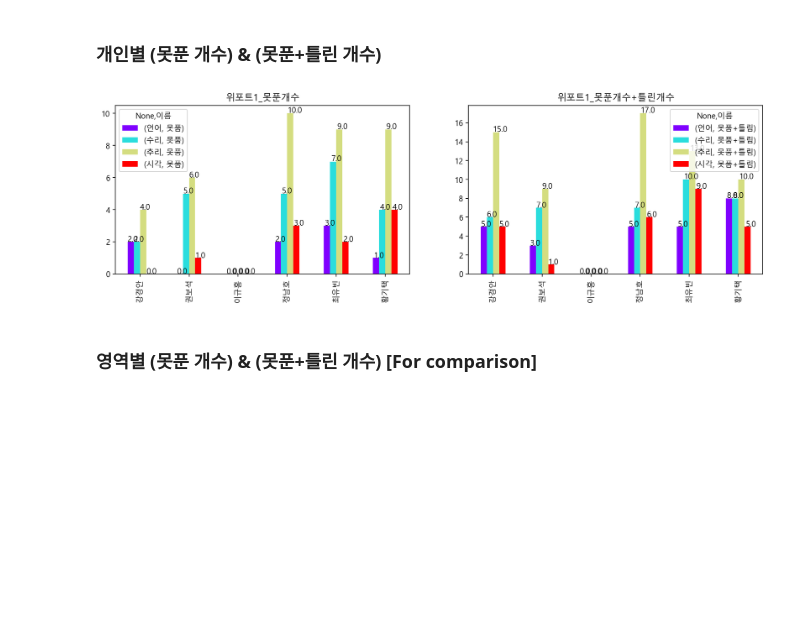
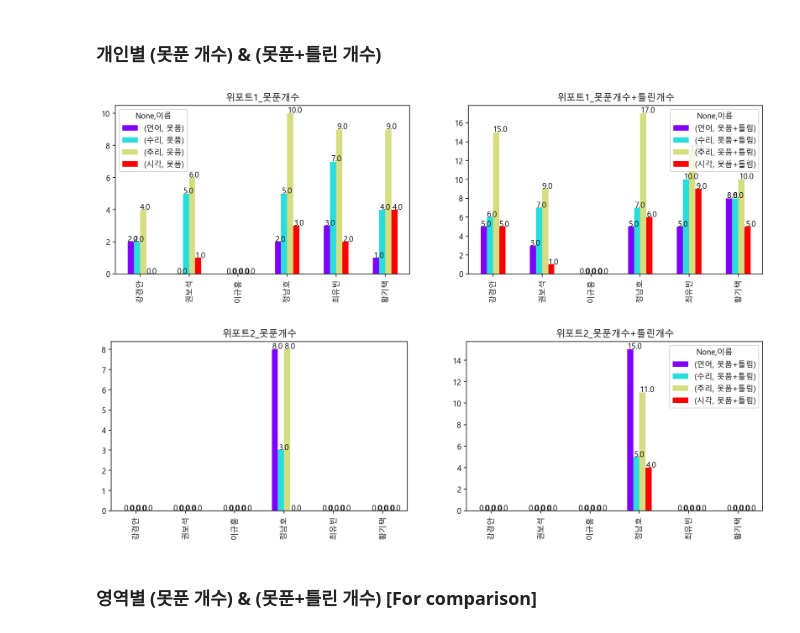
Before and after one commit to jeongnamho/gsat, a Jupyter notebook: weeport_final.ipynb, the cells around one changed output. Cells and saved outputs as stored; diff of their text form; code cells hidden in the pictures; blank space fills up the shorter version.

```diff
--- a/weeport_final.ipynb
+++ b/weeport_final.ipynb
@@ -55,14 +55,14 @@ weport1.style.background_gradient(cmap='summer_r')
 # print(weport1)
 # print(weport1)
 
-# weport2 = df.loc[(df["Unnamed: 1_level_0", "교재"] == "위포트_파이널") & (df["Unnamed: 2_level_0", "회차"] ==2)]
-# weport2.style.background_gradient(cmap='summer_r')
+weport2 = df.loc[(df["Unnamed: 1_level_0", "교재"] == "위포트_파이널") & (df["Unnamed: 2_level_0", "회차"] ==2)]
+weport2.style.background_gradient(cmap='summer_r')
 
 # weport3 = df.loc[(df["Unnamed: 1_level_0", "교재"] == "위포트_파이널") & (df["Unnamed: 2_level_0", "회차"] ==3)]
 # weport3.style.background_gradient(cmap='summer_r')
 
 display(weport1.style.background_gradient(cmap='summer_r'))
-# display(weport2.style.background_gradient(cmap='summer_r'))
+display(weport2.style.background_gradient(cmap='summer_r'))
 # display(weport3.style.background_gradient(cmap='summer_r'))
 # 각 과목당 오답률
 # df.iloc[:,9:]
@@ -78,8 +86,8 @@ display(weport1.style.background_gradient(cmap='summer_r'))
 # %%
 weport1_nonreplied = weport1.iloc[:,[2,4,6,8]]
 weport1_total = weport1.iloc[:,[3,5,7,9]]
-# weport2_nonreplied = weport2.iloc[:,[2,4,6,8]]
-# weport2_total = weport2.iloc[:,[3,5,7,9]]
+weport2_nonreplied = weport2.iloc[:,[2,4,6,8]]
+weport2_total = weport2.iloc[:,[3,5,7,9]]
 # weport3_nonreplied = weport3.iloc[:,[2,4,6,8]]
 # weport3_total = weport3.iloc[:,[3,5,7,9]]
 # %% [markdown]
@@ -87,37 +95,38 @@ weport1_total = weport1.iloc[:,[3,5,7,9]]
 # %%
 figure, (ax1, ax2) = plt.subplots(nrows=1, ncols=2)
 figure.set_size_inches(15,4)
 weport1_nonreplied.plot(kind="bar", legend=True, ax=ax1, title="위포트1_못푼개수", cmap="rainbow")
 weport1_total.plot(kind="bar", legend=True, ax=ax2, title="위포트1_못푼개수+틀린개수", cmap="rainbow")
 for p in ax1.patches:
     ax1.annotate(str(p.get_height()), (p.get_x() * 1.005, p.get_height() * 1.005))
 for q in ax2.patches :
     ax2.annotate(str(q.get_height()), (q.get_x() * 1.005, q.get_height() * 1.005))
 plt.show()
 
 
-# figure, (ax1, ax2) = plt.subplots(nrows=1, ncols=2)
-# figure.set_size_inches(15,4)
-# weport2_nonreplied.plot(kind="bar", legend=False, ax=ax1, title="위포트2_못푼개수", cmap="rainbow")
-# weport2_total.plot(kind="bar", legend=True, ax=ax2, title="위포트2_못푼개수+틀린개수", cmap="rainbow")
-# for p in ax1.patches:
-#     ax1.annotate(str(p.get_height()), (p.get_x() * 1.005, p.get_height() * 1.005))
-# for q in ax2.patches :
-#     ax2.annotate(str(q.get_height()), (q.get_x() * 1.005, q.get_height() * 1.005))
-# plt.show()
+figure, (ax1, ax2) = plt.subplots(nrows=1, ncols=2)
+figure.set_size_inches(15,4)
+weport2_nonreplied.plot(kind="bar", legend=False, ax=ax1, title="위포트2_못푼개수", cmap="rainbow")
+weport2_total.plot(kind="bar", legend=True, ax=ax2, title="위포트2_못푼개수+틀린개수", cmap="rainbow")
+for p in ax1.patches:
+    ax1.annotate(str(p.get_height()), (p.get_x() * 1.005, p.get_height() * 1.005))
+for q in ax2.patches :
+    ax2.annotate(str(q.get_height()), (q.get_x() * 1.005, q.get_height() * 1.005))
+plt.show()
 
 
 # figure, (ax1, ax2) = plt.subplots(nrows=1, ncols=2)
 # figure.set_size_inches(15,4)
 # weport3_nonreplied.plot(kind="bar", legend=True, ax=ax1, title="위포트3_못푼개수", cmap="rainbow")
 # weport3_total.plot(kind="bar", legend=True, ax=ax2, title="위포트3_못푼개수+틀린개수", cmap="rainbow")
 # for p in ax1.patches:
 #     ax1.annotate(str(p.get_height()), (p.get_x() * 1.005, p.get_height() * 1.005))
 # for q in ax2.patches :
 #     ax2.annotate(str(q.get_height()), (q.get_x() * 1.005, q.get_height() * 1.005))
 # plt.show()
 # %% [output]
 [figure]
+[figure, added]
 # %% [markdown]
 ### 영역별 (못푼 개수) & (못푼+틀린 개수) [For comparison]
 # %%
```
Also changed, not shown: parts of 3 cells of this notebook, 1 other file.
